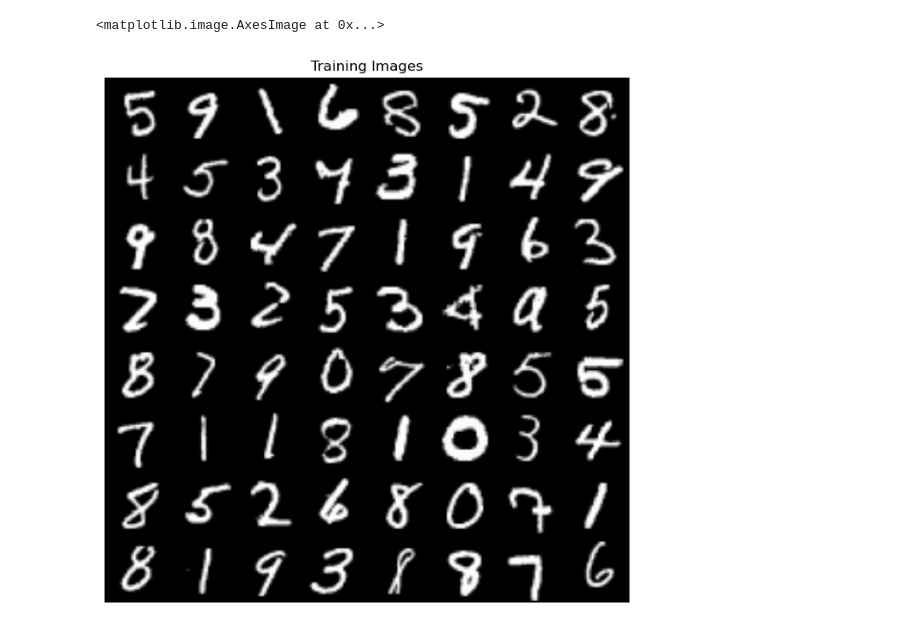
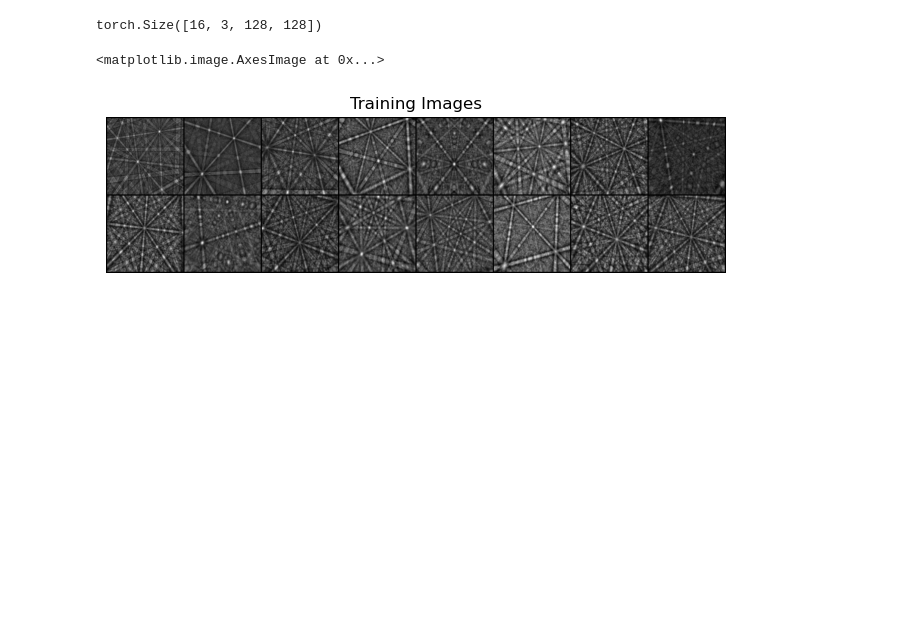
Before and after one commit to mntalha/Classifier-GAN, a Jupyter notebook: DCGAN_MNIST.ipynb, the cells around one changed output. Cells and saved outputs as stored; diff of their text form; code cells hidden in the pictures; blank space fills up the shorter version.

```diff
--- a/DCGAN_MNIST.ipynb
+++ b/DCGAN_MNIST.ipynb
@@ -30,3 +30,31 @@ seed = 1
+# %%
+latent_dim = 100
+num_clss = 6
+batch_size = 16
+import torch
+import torch.nn as nn
+import torch.nn.functional as F
+pretrained = True
+from _prep import get_initials, save_pytorch_model, set_seed, visualize
+(path_dataset,path_trained_models,
+     path_training_results,path_graphics, device_,
+     num_workers, pretrained,learning_rate, weight_decay, epoch_number) = get_initials()
+device = torch.device("cuda" if torch.cuda.is_available() else "cpu")
+from EBSDDataset import call_dataloader, call_whole_dataloader, call_partial_dataloader
+train_loader, test_loader,  validation_loader, classes = call_dataloader(path = path_dataset, batch_size = batch_size)
+# %%
+CUDA = True
+IMAGE_CHANNEL = 3
+Z_DIM = 100
+G_HIDDEN = 64
+X_DIM = 64
+D_HIDDEN = 64
+EPOCH_NUM = 25
+REAL_LABEL = 1
+FAKE_LABEL = 0
+seed = 1
+BATCH_SIZE = batch_size
+lr = 2e-4
 # %%
 CUDA = CUDA and torch.cuda.is_available()
 print("PyTorch version: {}".format(torch.__version__))
@@ -86,13 +83,17 @@ Extracting ./data/MNIST/raw/t10k-labels-idx1-ubyte.gz to ./data/MNIST/raw
+# %%
+next(iter(train_loader))[0].shape
+# %% [output]
+torch.Size([16, 3, 128, 128])
 # %%
 # Plot training images
-real_batch = next(iter(dataloader))
+real_batch = next(iter(train_loader))
 plt.figure(figsize=(8,8))
 plt.axis("off")
 plt.title("Training Images")
 plt.imshow(np.transpose(vutils.make_grid(real_batch[0].to(device)[:64], padding=2, normalize=True).cpu(),(1,2,0)))
 # %% [output]
 <matplotlib.image.AxesImage at 0x...>
-[figure, old version]
+[figure, new version]
 # %%
 def weights_init(m):
     classname = m.__class__.__name__
```
Also changed, not shown: parts of 12 cells of this notebook, 8 other files.
